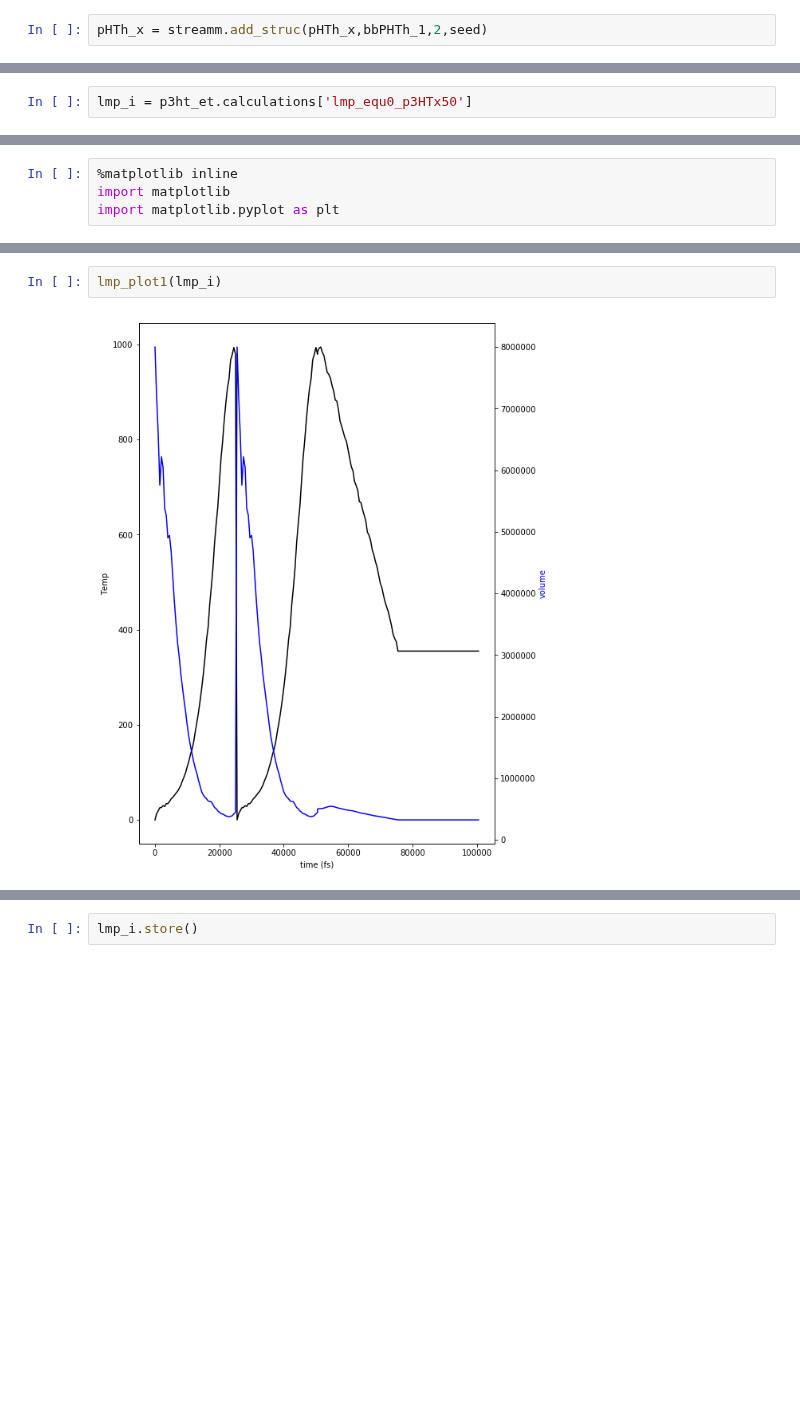
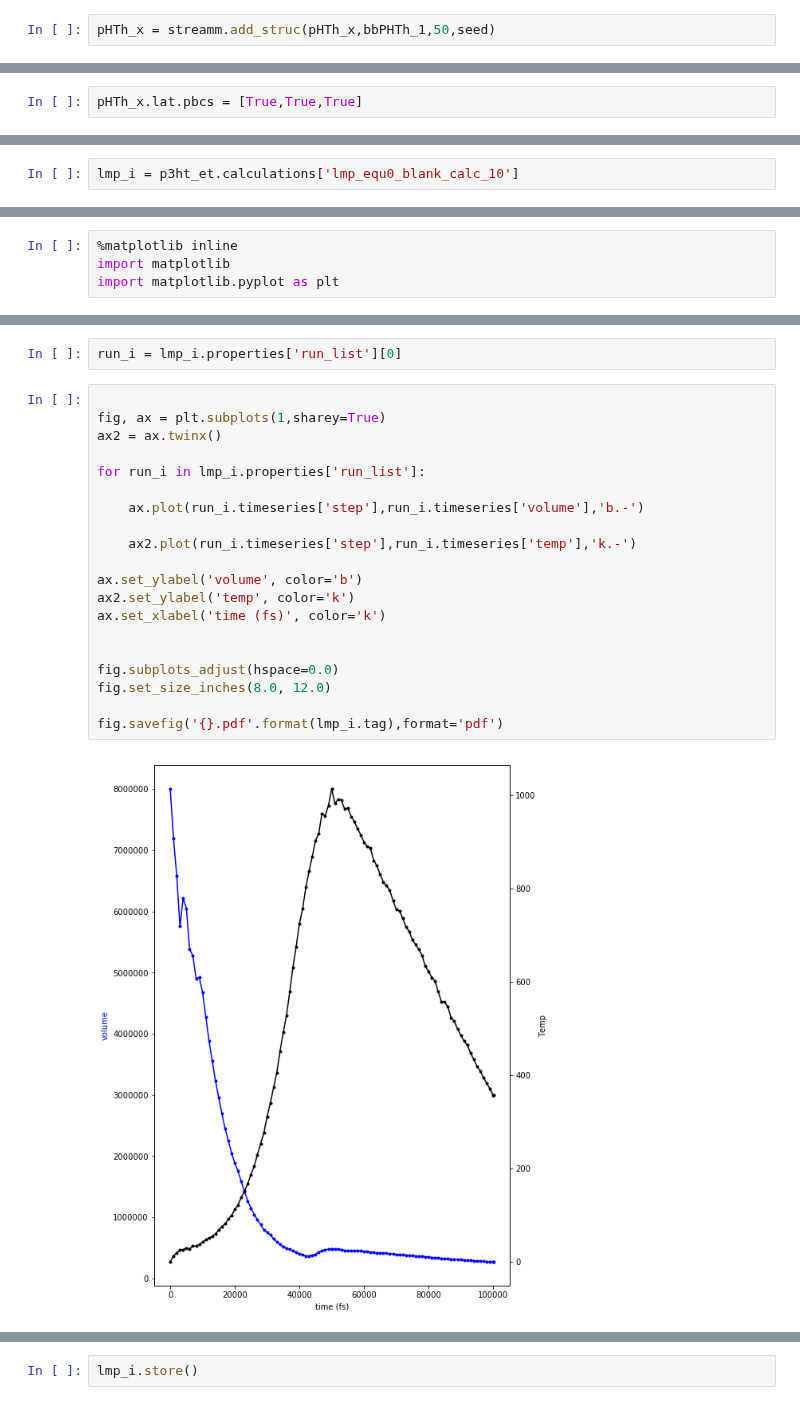
Before and after one commit to NREL/streamm-tools, a Jupyter notebook: examples/P3HT_ET.ipynb, the cells around one changed output, grey strips where cells are left out. Drawn from its saved outputs; the diff is of its cells as text; blank space fills up the shorter version.

```diff
--- a/examples/P3HT_ET.ipynb
+++ b/examples/P3HT_ET.ipynb
@@ -1636,5 +1638,5 @@ seed = 394572
 # %%
-pHTh_x = streamm.add_struc(pHTh_x,bbPHTh_1,2,seed)
+pHTh_x = streamm.add_struc(pHTh_x,bbPHTh_1,50,seed)
 # %% [output]
 No overlap found adding structure 0
 No overlap found adding structure 1
@@ -1644,5 +1661,7 @@ print pHTh_x.lat.matrix
 [[ 200.    0.    0.]
  [   0.  200.    0.]
  [   0.    0.  200.]]
+# %%
+pHTh_x.lat.pbcs = [True,True,True]
 # %% [markdown]
 Check grouping
@@ -1725,7 +1701,7 @@ Calculation lmp_nvt_penta_3-hexyl-thiophene_oplsaa has status stored
 Calculation nw_esp_hexane has status stored
 Calculation lmp_min_thiophene_HFesp has status stored
 # %%
-lmp_i = p3ht_et.calculations['lmp_equ0_p3HTx50']
+lmp_i = p3ht_et.calculations['lmp_equ0_blank_calc_10']
 # %%
 print lmp_i.tag
 # %% [output]
@@ -1818,4 +1723,24 @@ def lmp_plot1(lmp_i):
-# %%
-lmp_plot1(lmp_i)
-# %% [output]
-[figure, removed]
+# %%
+run_i = lmp_i.properties['run_list'][0]
+# %%
+
+fig, ax = plt.subplots(1,sharey=True)
+ax2 = ax.twinx()
+
+for run_i in lmp_i.properties['run_list']:
+
+    ax.plot(run_i.timeseries['step'],run_i.timeseries['volume'],'b.-')
+
+    ax2.plot(run_i.timeseries['step'],run_i.timeseries['temp'],'k.-')
+
+ax.set_ylabel('volume', color='b')
+ax2.set_ylabel('temp', color='k')
+ax.set_xlabel('time (fs)', color='k')
+
+
+fig.subplots_adjust(hspace=0.0)
+fig.set_size_inches(8.0, 12.0)
+
+fig.savefig('{}.pdf'.format(lmp_i.tag),format='pdf')
+# %% [output]
+[figure, added]
```
Also changed, not shown: parts of 33 cells of this notebook, 4 other files.
